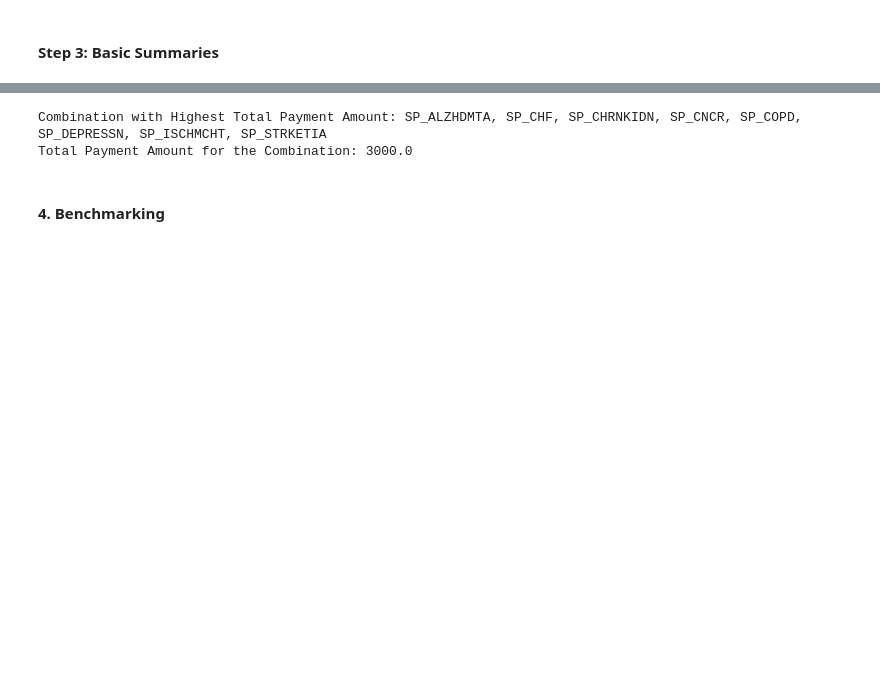
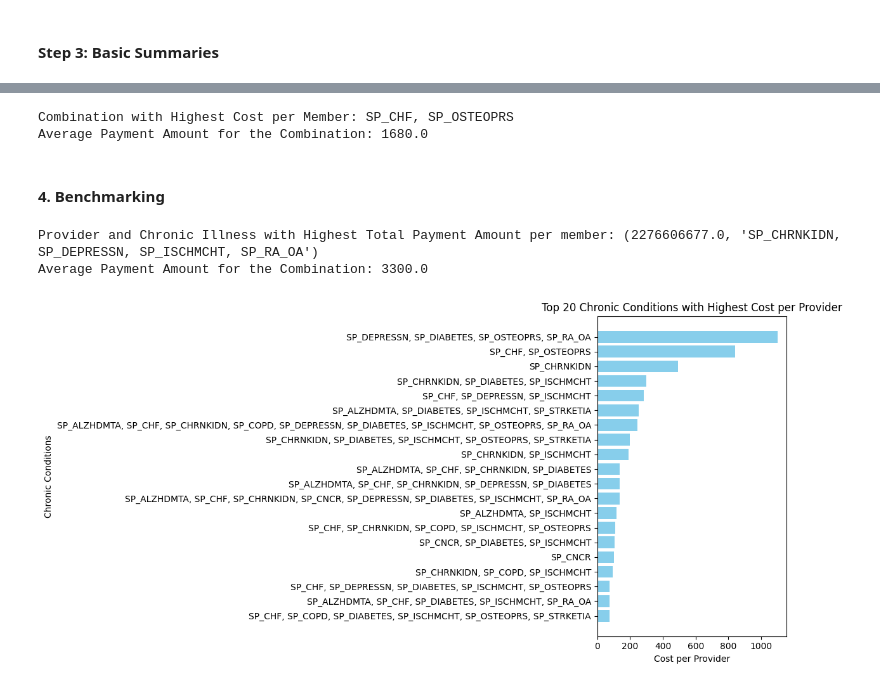
Before and after one commit to suvigyajain0101/Claims, a Jupyter notebook: EDA.ipynb, the cells around one changed output, grey strips where cells are left out. Saved outputs shown, nothing was run; the diff lists cells and outputs as text; code cells hidden in the pictures; blank space fills up the shorter version.

```diff
--- a/EDA.ipynb
+++ b/EDA.ipynb
@@ -238,7 +270,7 @@ Total Payment Amount for the Combination: 4404280.0
 # %%
 # 4 - Which chronic illness combination has the highest cost per member?
 
-# Group by combinations and sum payments
+# Group by combinations and get mean payments
 combination_totals = master_pdf[master_pdf['Chronic_Conditions'] != ''].groupby('Chronic_Conditions')['CLM_PMT_AMT'].mean()
 
 # Find the combination with the highest total payment amount
@@ -248,10 +280,56 @@ highest_payment_combination = combination_totals.idxmax()
 highest_payment_amount = combination_totals.max()
 
 # Print the combination and its total payment amount
-print("Combination with Highest Total Payment Amount:", highest_payment_combination)
-print("Total Payment Amount for the Combination:", highest_payment_amount)
+print("Combination with Highest Cost per Member:", highest_payment_combination)
+print("Average Payment Amount for the Combination:", highest_payment_amount)
 # %% [output]
-Combination with Highest Total Payment Amount: SP_ALZHDMTA, SP_CHF, SP_CHRNKIDN, SP_CNCR, SP_COPD, SP_DEPRESSN, SP_ISCHMCHT, SP_STRKETIA
-Total Payment Amount for the Combination: 3000.0
+Combination with Highest Cost per Member: SP_CHF, SP_OSTEOPRS
+Average Payment Amount for the Combination: 1680.0
 # %% [markdown]
 #### 4.	Benchmarking
+# %%
+# 1 For each provider (use AT_PHYSN_NPI) & chronic illness, calculate the cost per member
+
+# Group by provider, combinations and get mean payments
+combination_totals = master_pdf[master_pdf['Chronic_Conditions'] != ''].groupby(['AT_PHYSN_NPI', 'Chronic_Conditions'])['CLM_PMT_AMT'].mean()
+
+# Find the combination with the highest total payment amount
+highest_payment_combination = combination_totals.idxmax()
+
+# Get the highest total payment amount
+highest_payment_amount = combination_totals.max()
+
+# Print the combination and its total payment amount
+print("Provider and Chronic Illness with Highest Total Payment Amount per member:", highest_payment_combination)
+print("Average Payment Amount for the Combination:", highest_payment_amount)
+# %% [output]
+Provider and Chronic Illness with Highest Total Payment Amount per member: (2276606677.0, 'SP_CHRNKIDN, SP_DEPRESSN, SP_ISCHMCHT, SP_RA_OA')
+Average Payment Amount for the Combination: 3300.0
+# %%
+# 2 - For each chronic illness combination, represent the distribution of costs per provider.
+
+filtered_pdf = master_pdf[master_pdf['Chronic_Conditions'] != ''][['Chronic_Conditions', 'AT_PHYSN_NPI', 'CLM_PMT_AMT']]
+
+total_pmt_pdf = filtered_pdf.groupby(['Chronic_Conditions'])['CLM_PMT_AMT'].mean().reset_index()
+unique_providers_pdf = filtered_pdf.groupby(['Chronic_Conditions'])['AT_PHYSN_NPI'].nunique().reset_index()
+
+cost_per_provider_pdf = total_pmt_pdf.merge(unique_providers_pdf, on='Chronic_Conditions', how='inner')
+
+cost_per_provider_pdf['Cost_per_Provider'] = cost_per_provider_pdf['CLM_PMT_AMT'] / cost_per_provider_pdf['AT_PHYSN_NPI']
+# %%
+# Sort the DataFrame by 'Cost' in descending order and select the top 20 rows
+top_20_combinations = cost_per_provider_pdf.sort_values(by='Cost_per_Provider', ascending=False).head(20)
+
+# Create a bar chart for the top 20 conditions
+plt.figure(figsize=(12, 6))
+plt.barh(top_20_combinations['Chronic_Conditions'], top_20_combinations['Cost_per_Provider'], color='skyblue')
+plt.xlabel('Cost per Provider')
+plt.ylabel('Chronic Conditions')
+plt.title('Top 20 Chronic Conditions with Highest Cost per Provider')
+plt.gca().invert_yaxis()  # Invert y-axis for better readability
+plt.tight_layout()
+
+# Display the plot
+plt.show()
+# %% [output]
+[figure, added]
```
Also changed, not shown: parts of 19 cells of this notebook.
